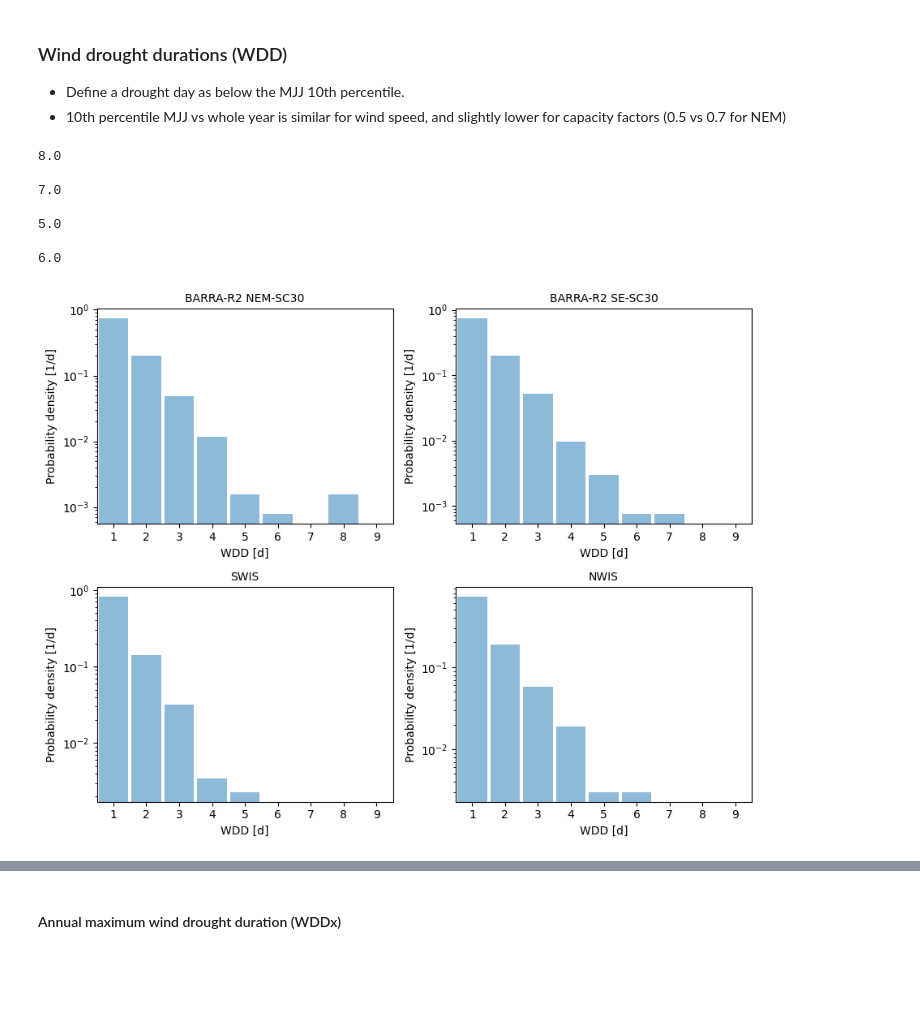
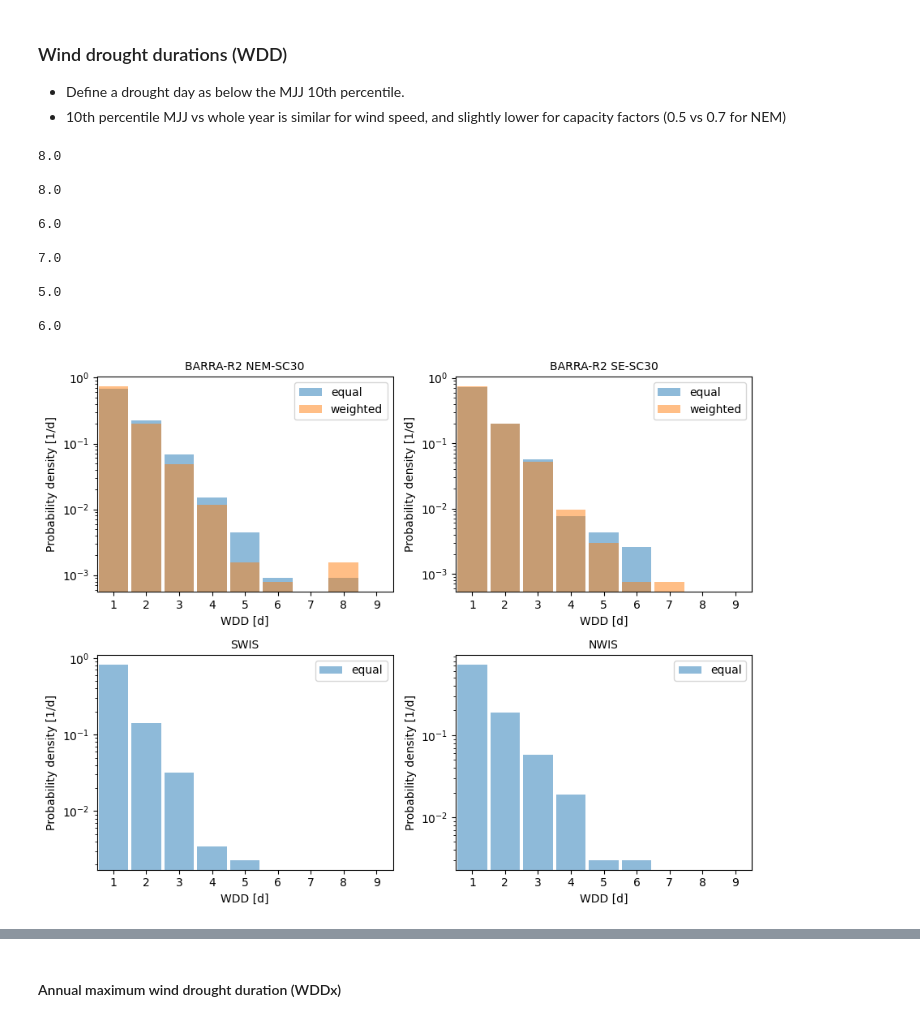
Before and after one commit to dougrichardson/wind_drought, a Jupyter notebook: notebooks/wind_analysis.ipynb, the cells around one changed output, grey strips where cells are left out. Saved outputs shown, nothing was run; the diff lists cells and outputs as text; code cells hidden in the pictures; blank space fills up the shorter version.

```diff
--- a/notebooks/wind_analysis.ipynb
+++ b/notebooks/wind_analysis.ipynb
@@ -461,16 +390,26 @@ wdd_dict = map_leaves(
 # %%
-def plot_wdd_hist(ax, da, title, label=None):
-    """ Histogram of WDD """
+def plot_wdd_hist(ax, da, title, labels=None):
+    """Histogram of WDD; accepts one array or a list of two arrays."""
     bins = np.arange(0, 10.1, 1)
-    ax.hist(da, bins=bins, density=True, rwidth=0.9, label=label, color='tab:blue', alpha=0.5)
 
-    print(da.max().values)
-    print()
+    arrays = da if isinstance(da, (list, tuple)) else [da]
+    labels = labels if isinstance(labels, (list, tuple)) else [labels]
+    colors = ["tab:blue", "tab:orange"]
 
-    ax.set_xlabel('WDD [d]')
-    ax.set_ylabel('Probability density [1/d]')
+    for arr, color, label in zip(arrays, colors, labels):
+        ax.hist(
+            arr, bins=bins, density=True, rwidth=0.9,
+            label=label, color=color, alpha=0.5
+        )
+        print(arr.max().values)
+        print()
+
+    if labels is not None:
+        ax.legend()
+    ax.set_xlabel("WDD [d]")
+    ax.set_ylabel("Probability density [1/d]")
     ax.set_title(title, fontsize=10)
     ax.set_xlim(1, 10)
     ax.set_xticks(np.arange(1.5, 10, 1))
-    ax.set_xticklabels(range(1, 10, 1))
+    ax.set_xticklabels(range(1, 10))
     ax.set_yscale("log")
@@ -477,26 +423,36 @@ def plot_wdd_hist(ax, da, title, label=None):
 # %%
 _to_plot =[
-    wdd_dict["BARRA-R2"]['wind_speed']['NEM-SC30']['weighted'],
-    wdd_dict["BARRA-R2"]['wind_speed']['SE-SC30']['weighted'],
+    [
+        wdd_dict["BARRA-R2"]['wind_speed']['NEM-SC30']['equal'],
+        wdd_dict["BARRA-R2"]['wind_speed']['NEM-SC30']['weighted']
+    ],
+    [
+        wdd_dict["BARRA-R2"]['wind_speed']['SE-SC30']['equal'],
+        wdd_dict["BARRA-R2"]['wind_speed']['SE-SC30']['weighted']
+    ],
     wdd_dict["BARRA-R2"]['wind_speed']['SWIS'],
     wdd_dict["BARRA-R2"]['wind_speed']['NWIS']
 ]
 
 fig, axes = plt.subplots(2, 2, figsize=(9,7))
 for i, (title, da) in enumerate(zip(
     ["BARRA-R2 NEM-SC30", "BARRA-R2 SE-SC30", "SWIS", "NWIS"], _to_plot
 )):
     ax = axes.flatten()[i]
-    plot_wdd_hist(ax, da, title)
+    plot_wdd_hist(ax, da, title, ["equal", "weighted"])
 plt.tight_layout()
 # %% [output]
 8.0
+
+8.0
+
+6.0
 
 7.0
 
 5.0
 
 6.0
-[figure, old version]
+[figure, new version]
 # %%
 _to_plot =[
```
Also changed, not shown: parts of 12 cells of this notebook, 1 other file.
